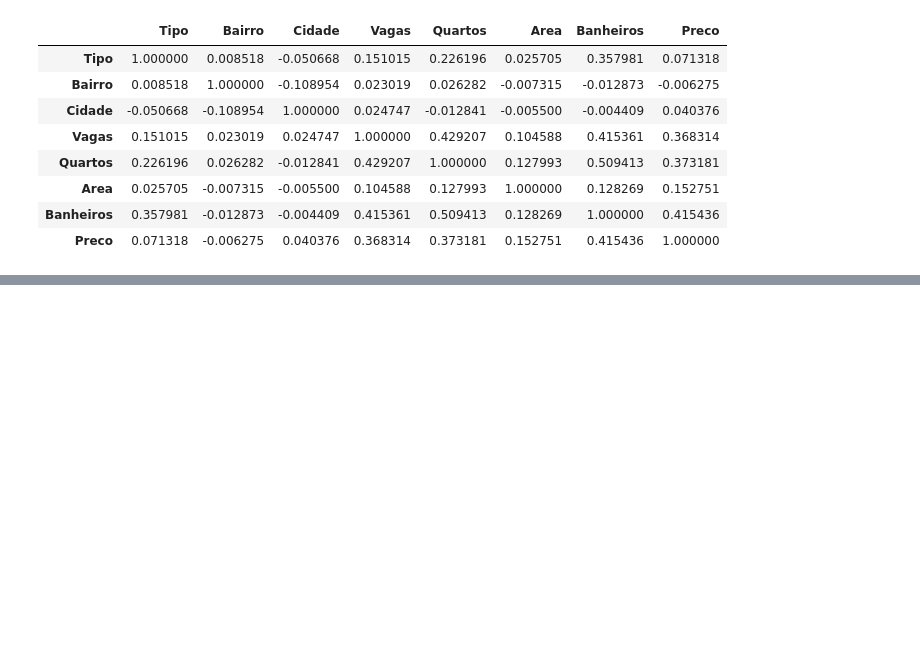
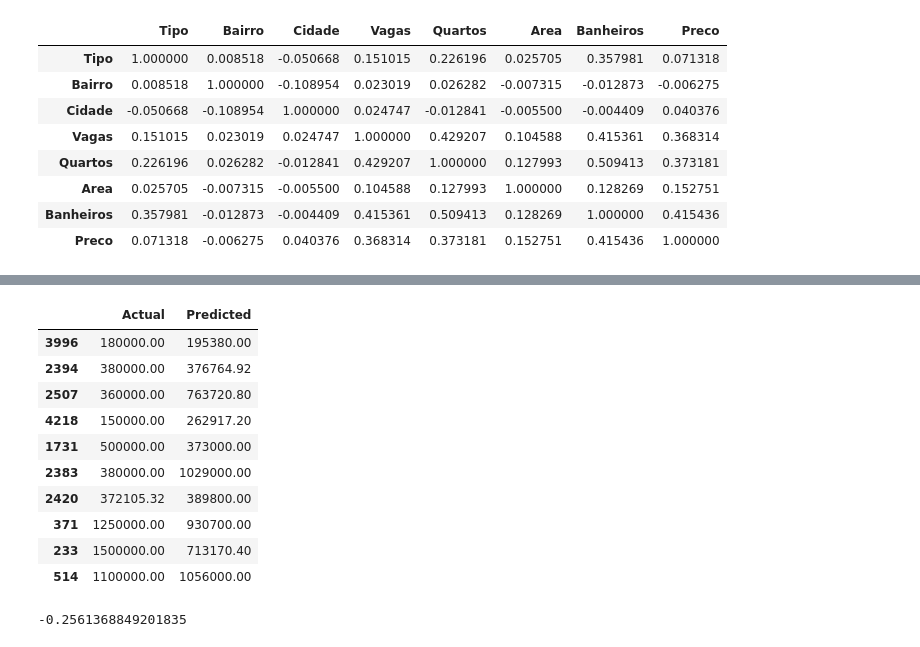
Before and after one commit to Bierc/properties, a Jupyter notebook: analysis.ipynb, the cells around one changed output, grey strips where cells are left out. Saved outputs shown, nothing was run; the diff lists cells and outputs as text; code cells hidden in the pictures; blank space fills up the shorter version.

```diff
--- a/analysis.ipynb
+++ b/analysis.ipynb
@@ -260,0 +269,27 @@ cwb.describe()
+# %%
+pd.DataFrame({'Actual': y_test, 'Predicted': predictions}).head(10).round(2)
+# %% [output]
+|  | Actual | Predicted |
+| 3996 | 180000.00 | 195380.00 |
+| 2394 | 380000.00 | 376764.92 |
+| 2507 | 360000.00 | 763720.80 |
+| 4218 | 150000.00 | 262917.20 |
+| 1731 | 500000.00 | 373000.00 |
+| 2383 | 380000.00 | 1029000.00 |
+| 2420 | 372105.32 | 389800.00 |
+| 371 | 1250000.00 | 930700.00 |
+| 233 | 1500000.00 | 713170.40 |
+| 514 | 1100000.00 | 1056000.00 |
+# %%
+# Create a Decision Tree Regressor
+from sklearn.tree import DecisionTreeRegressor
+dt = DecisionTreeRegressor()
+
+# Train the model
+dt.fit(X_train, y_train)
+
+# Predict the test data
+predictions = dt.predict(X_test)
+dt.score(X_test, y_test)
+# %% [output]
+-0.2561368849201835
```
Also changed, not shown: parts of 16 cells of this notebook.
